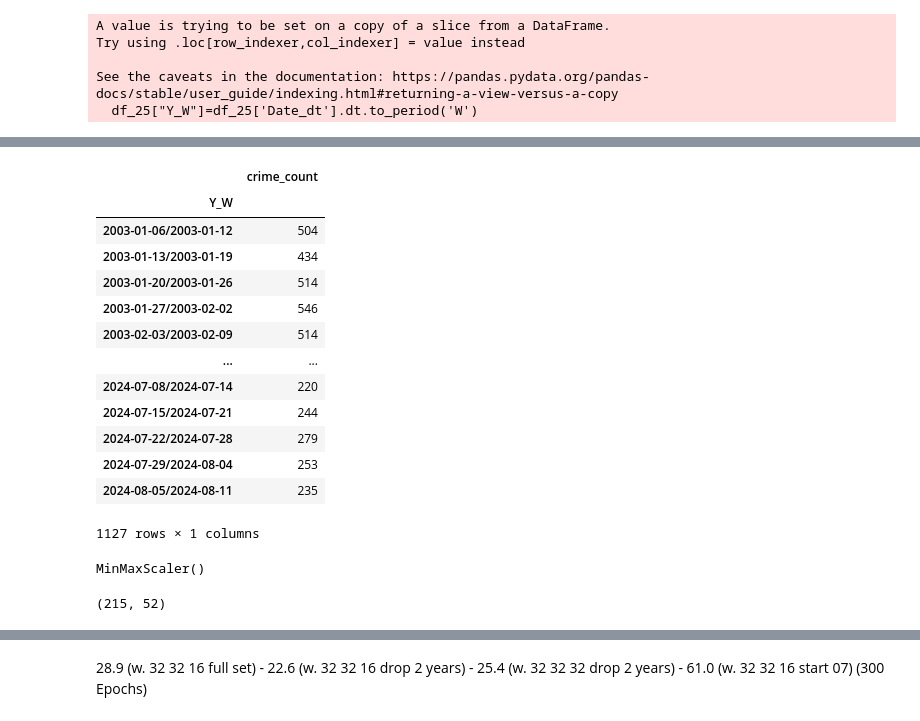
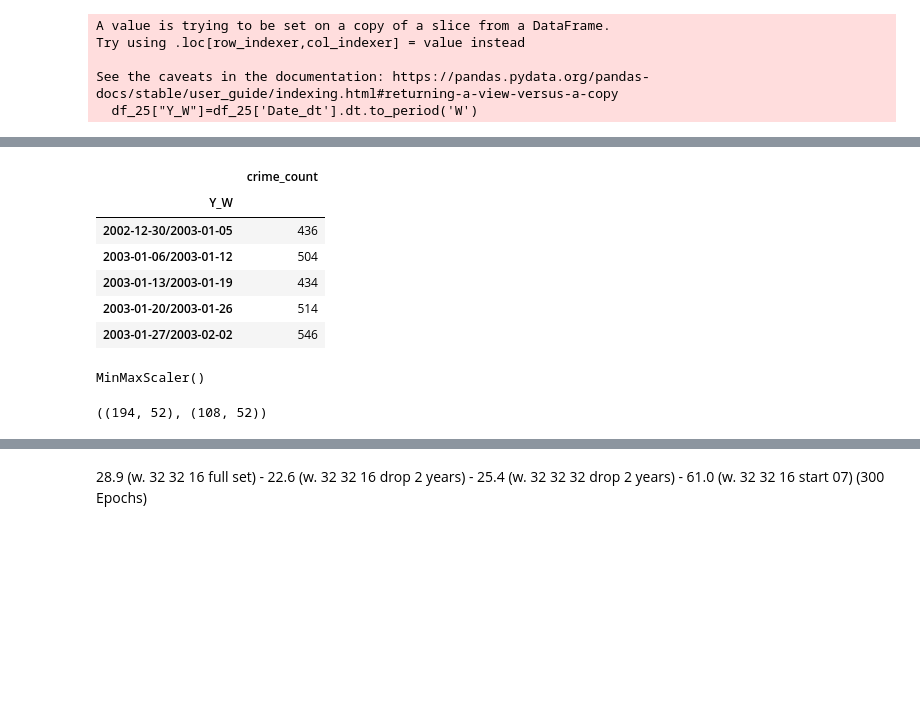
Before and after one commit to jonfoong/LW_chicago_crime_pred, a Jupyter notebook: notebooks/marko/RNN_model.ipynb, the cells around one changed output, grey strips where cells are left out. Cells and saved outputs as stored; diff of their text form; code cells hidden in the pictures; blank space fills up the shorter version.

```diff
--- a/notebooks/marko/RNN_model.ipynb
+++ b/notebooks/marko/RNN_model.ipynb
@@ -184,20 +188,14 @@ ca25weekly_df.plot();
-# %%
-ca25weekly_df[104:]
-# %% [output]
-|  | crime_count |
-| Y_W |  |
-| 2003-01-06/2003-01-12 | 504 |
-| 2003-01-13/2003-01-19 | 434 |
-| 2003-01-20/2003-01-26 | 514 |
-| 2003-01-27/2003-02-02 | 546 |
-| 2003-02-03/2003-02-09 | 514 |
-| ... | ... |
-| 2024-07-08/2024-07-14 | 220 |
-| 2024-07-15/2024-07-21 | 244 |
-| 2024-07-22/2024-07-28 | 279 |
-| 2024-07-29/2024-08-04 | 253 |
-| 2024-08-05/2024-08-11 | 235 |
-1127 rows × 1 columns
+# %%
+# drop 10 years ?
+ca25weekly_df.head()
+# %% [output]
+|  | crime_count |
+| Y_W |  |
+| 2002-12-30/2003-01-05 | 436 |
+| 2003-01-06/2003-01-12 | 504 |
+| 2003-01-13/2003-01-19 | 434 |
+| 2003-01-20/2003-01-26 | 514 |
+| 2003-01-27/2003-02-02 | 546 |
 # %%
 # DATA PREPROCESS
 
@@ -233,9 +230,9 @@ X_train_scaled=scaler.transform(X_train)
 X_test_scaled=scaler.transform(X_test)
 X_val_scaled=scaler.transform(X_val)
 # %%
-X_val.shape
+X_val.shape, X_test.shape
 # %% [output]
-(215, 52)
+((194, 52), (108, 52))
 # %%
 # NN Architecture (CNN + RNN + Dense)
 
```
Also changed, not shown: parts of 12 cells of this notebook, 2 other files.
